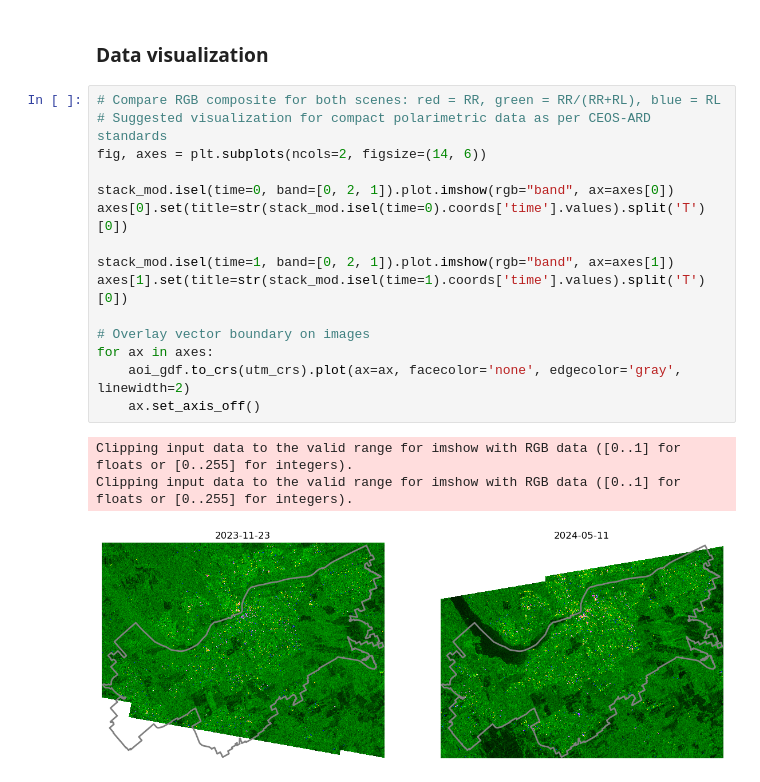
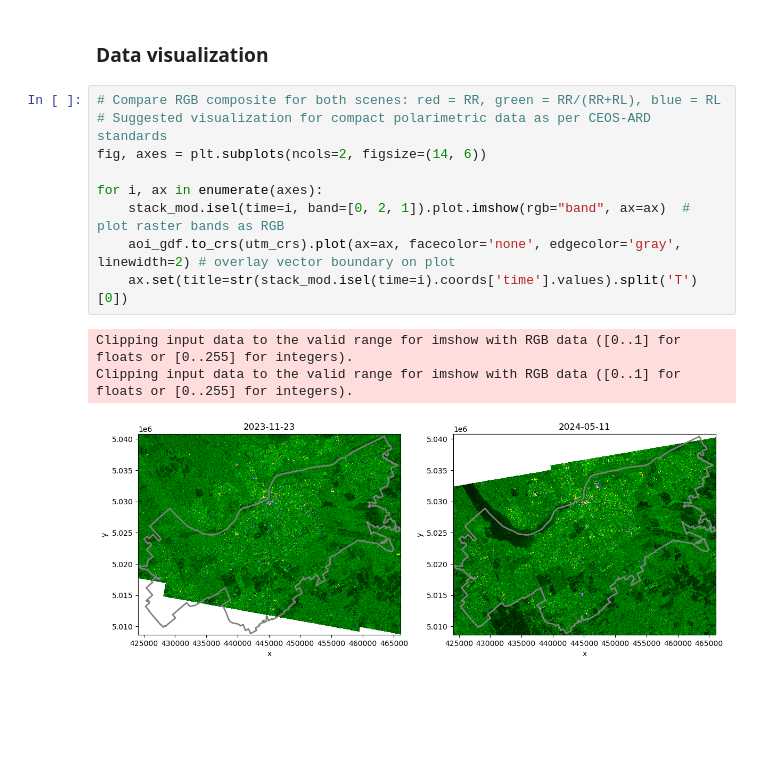
Before and after one commit to eodms-sgdot/rcm-ard-stac-examples, a Jupyter notebook: examples/rcm_ard_stac_example.ipynb, the cells around one changed output. Drawn from its saved outputs; the diff is of its cells as text; blank space fills up the shorter version.

Commit message:
cleaned up plotting code

```diff
--- a/examples/rcm_ard_stac_example.ipynb
+++ b/examples/rcm_ard_stac_example.ipynb
@@ -180,19 +180,13 @@ Attributes: (0)
 # %%
 # Compare RGB composite for both scenes: red = RR, green = RR/(RR+RL), blue = RL
 # Suggested visualization for compact polarimetric data as per CEOS-ARD standards
 fig, axes = plt.subplots(ncols=2, figsize=(14, 6))
 
-stack_mod.isel(time=0, band=[0, 2, 1]).plot.imshow(rgb="band", ax=axes[0])
-axes[0].set(title=str(stack_mod.isel(time=0).coords['time'].values).split('T')[0])
-
-stack_mod.isel(time=1, band=[0, 2, 1]).plot.imshow(rgb="band", ax=axes[1])
-axes[1].set(title=str(stack_mod.isel(time=1).coords['time'].values).split('T')[0])
-
-# Overlay vector boundary on images
-for ax in axes:
-    aoi_gdf.to_crs(utm_crs).plot(ax=ax, facecolor='none', edgecolor='gray', linewidth=2)
-    ax.set_axis_off()
+for i, ax in enumerate(axes):
+    stack_mod.isel(time=i, band=[0, 2, 1]).plot.imshow(rgb="band", ax=ax)  # plot raster bands as RGB
+    aoi_gdf.to_crs(utm_crs).plot(ax=ax, facecolor='none', edgecolor='gray', linewidth=2) # overlay vector boundary on plot
+    ax.set(title=str(stack_mod.isel(time=i).coords['time'].values).split('T')[0])
 # %% [output]
 Clipping input data to the valid range for imshow with RGB data ([0..1] for floats or [0..255] for integers).
 Clipping input data to the valid range for imshow with RGB data ([0..1] for floats or [0..255] for integers).
-[figure, old version]
+[figure, new version]
```
